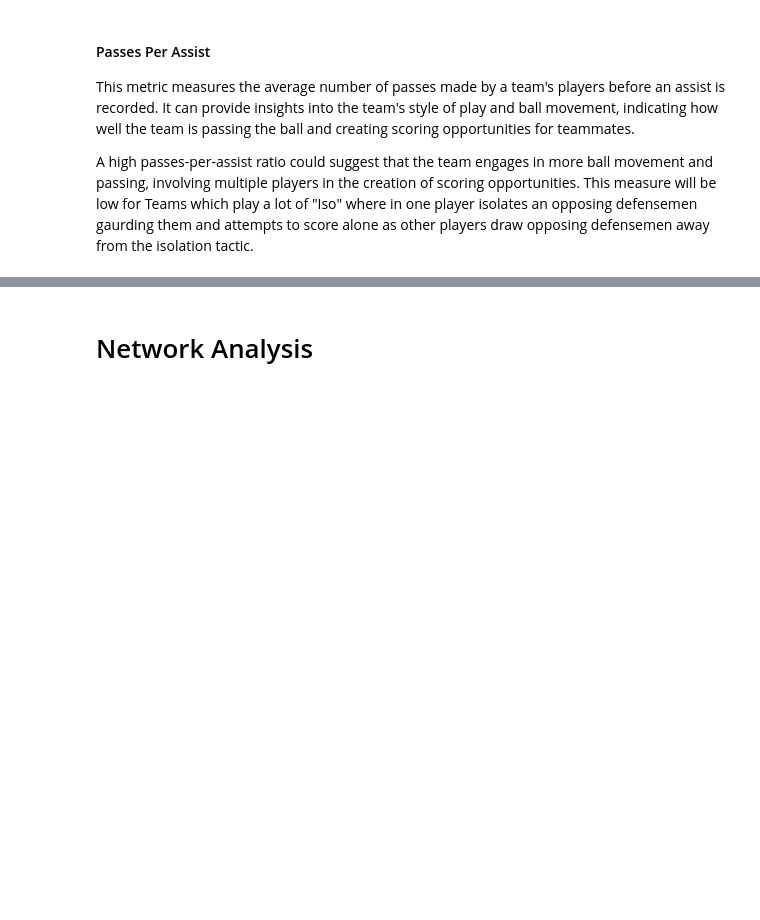
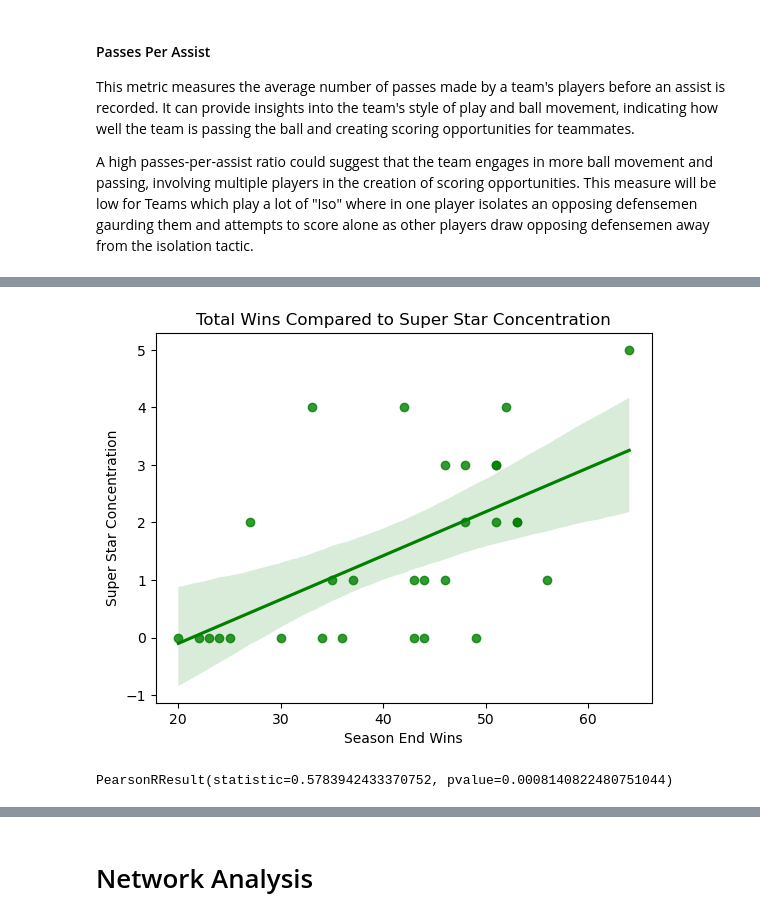
Before and after one commit to brandonlwallace/nba-passing-network-analysis, a Jupyter notebook: NBA Passing - Network Analysis and Investigation.ipynb, the cells around one changed output, grey strips where cells are left out. Saved outputs shown, nothing was run; the diff lists cells and outputs as text; code cells hidden in the pictures; blank space fills up the shorter version.

```diff
--- a/NBA Passing - Network Analysis and Investigation.ipynb
+++ b/NBA Passing - Network Analysis and Investigation.ipynb
@@ -530,0 +546,11 @@ PearsonRResult(statistic=0.02405998541634209, pvalue=0.8995733189610801)
+# %%
+# Checking the format for every player
+
+from nba_api.stats.endpoints import playerawards
+
+jokic = playerawards.PlayerAwards(player_id = '203999').get_data_frames()[0] # Testing on Nikola Jokic
+seasons = ['2021-22', '2020-21', '2019-20']
+season_awards = jokic[jokic['SEASON'].isin(seasons)]
+all_nba_awards = season_awards[season_awards['DESCRIPTION'].str.contains('All-NBA')]
+all_nba_awards['TEAM_NAME'] = all_nba_awards['TEAM'].str.split().str[-1]
+all_nba_awards.head(5)
@@ -530,0 +609,5 @@ PearsonRResult(statistic=0.02405998541634209, pvalue=0.8995733189610801)
+# %%
+all_nba_df.reset_index(inplace=True)
+# %%
+# Adding AllNbaHonors to the Dataframe
+nbassn2021_22 = pd.merge(nbassn2021_22, all_nba_df, on='TeamName')
@@ -530,0 +624,14 @@ PearsonRResult(statistic=0.02405998541634209, pvalue=0.8995733189610801)
+# %%
+# visualizing the relationship between wins and super star effect
+
+sns.regplot(data=nbassn2021_22,
+                x="WINS", y="AllNbaHonors", color='green')
+plt.xlabel('Season End Wins')
+plt.ylabel('Super Star Concentration')
+plt.title('Total Wins Compared to Super Star Concentration')
+plt.show()
+
+stats.pearsonr(nbassn2021_22['WINS'], nbassn2021_22['AllNbaHonors'])
+# %% [output]
+[figure, added]
+PearsonRResult(statistic=0.5783942433370752, pvalue=0.0008140822480751044)
```
Also changed, not shown: parts of 31 cells of this notebook, 2 other files.
